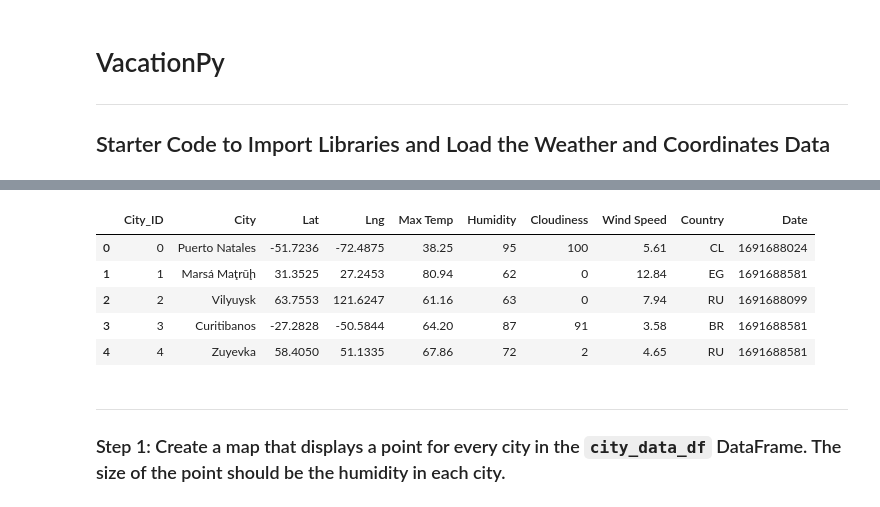
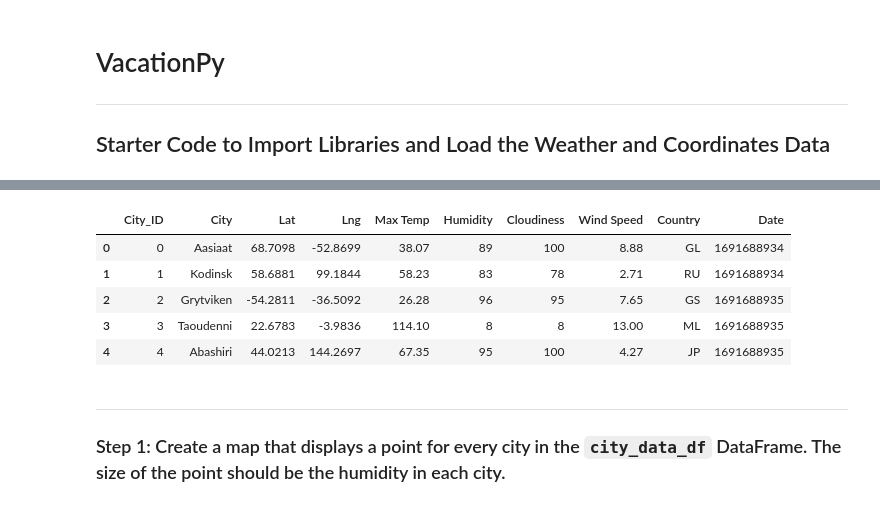
Before and after one commit to tlbravo/python_api_challenge, a Jupyter notebook: WeatherPy/Starter_Code/starter_code/VacationPy.ipynb, the cells around one changed output, grey strips where cells are left out. Saved outputs shown, nothing was run; the diff lists cells and outputs as text; code cells hidden in the pictures.

```diff
--- a/WeatherPy/Starter_Code/starter_code/VacationPy.ipynb
+++ b/WeatherPy/Starter_Code/starter_code/VacationPy.ipynb
@@ -17,17 +17,17 @@ from api_keys import geoapify_key
 [interactive output not drawn]
 # %%
 # Load the CSV file created in Part 1 into a Pandas DataFrame
-city_data_df = pd.read_csv("output_data/cities.csv")
+city_data_df = pd.read_csv("../output_data/cities.csv")
 
 # Display sample data
 city_data_df.head()
 # %% [output]
 |  | City_ID | City | Lat | Lng | Max Temp | Humidity | Cloudiness | Wind Speed | Country | Date |
-| 0 | 0 | Puerto Natales | -51.7236 | -72.4875 | 38.25 | 95 | 100 | 5.61 | CL | 1691688024 |
-| 1 | 1 | Marsá Maţrūḩ | 31.3525 | 27.2453 | 80.94 | 62 | 0 | 12.84 | EG | 1691688581 |
-| 2 | 2 | Vilyuysk | 63.7553 | 121.6247 | 61.16 | 63 | 0 | 7.94 | RU | 1691688099 |
-| 3 | 3 | Curitibanos | -27.2828 | -50.5844 | 64.20 | 87 | 91 | 3.58 | BR | 1691688581 |
-| 4 | 4 | Zuyevka | 58.4050 | 51.1335 | 67.86 | 72 | 2 | 4.65 | RU | 1691688581 |
+| 0 | 0 | Aasiaat | 68.7098 | -52.8699 | 38.07 | 89 | 100 | 8.88 | GL | 1691688934 |
+| 1 | 1 | Kodinsk | 58.6881 | 99.1844 | 58.23 | 83 | 78 | 2.71 | RU | 1691688934 |
+| 2 | 2 | Grytviken | -54.2811 | -36.5092 | 26.28 | 96 | 95 | 7.65 | GS | 1691688935 |
+| 3 | 3 | Taoudenni | 22.6783 | -3.9836 | 114.10 | 8 | 8 | 13.00 | ML | 1691688935 |
+| 4 | 4 | Abashiri | 44.0213 | 144.2697 | 67.35 | 95 | 100 | 4.27 | JP | 1691688935 |
 # %% [markdown]
 ---
 
```
Also changed, not shown: parts of 4 cells of this notebook.
